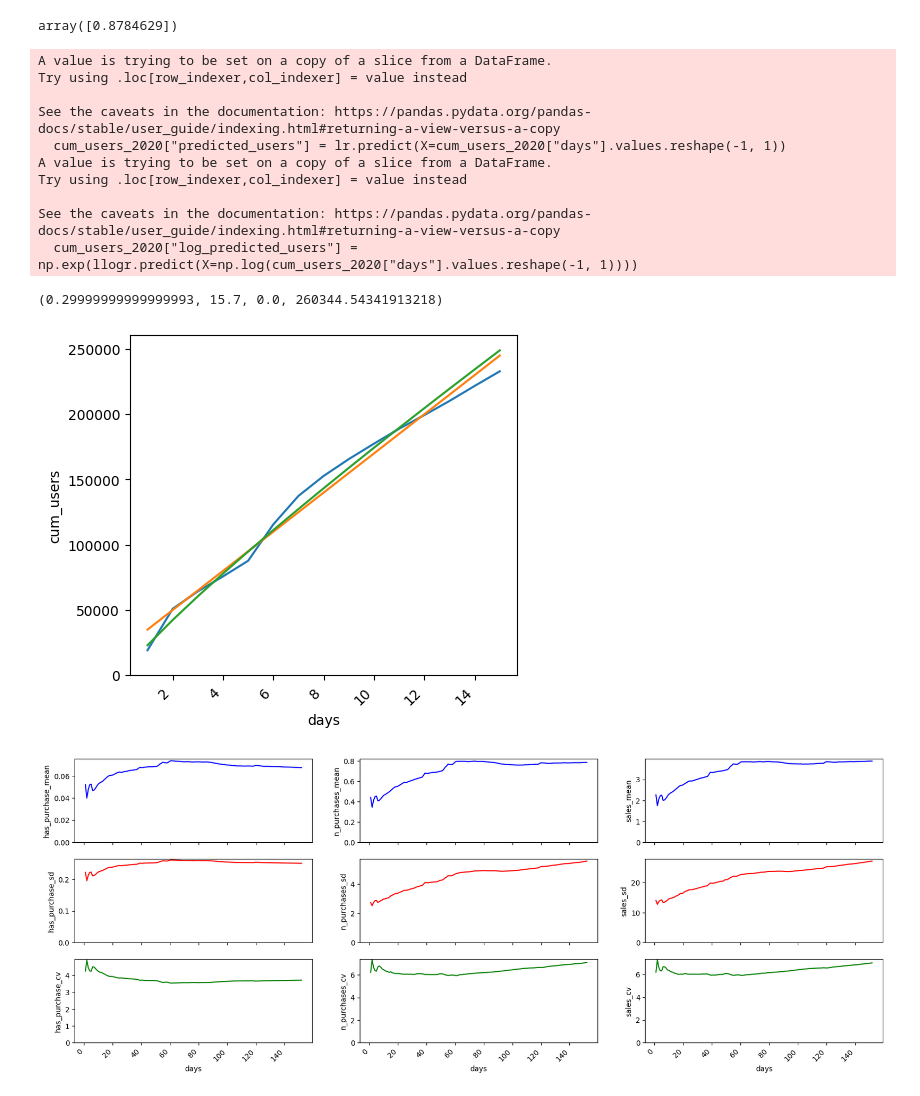
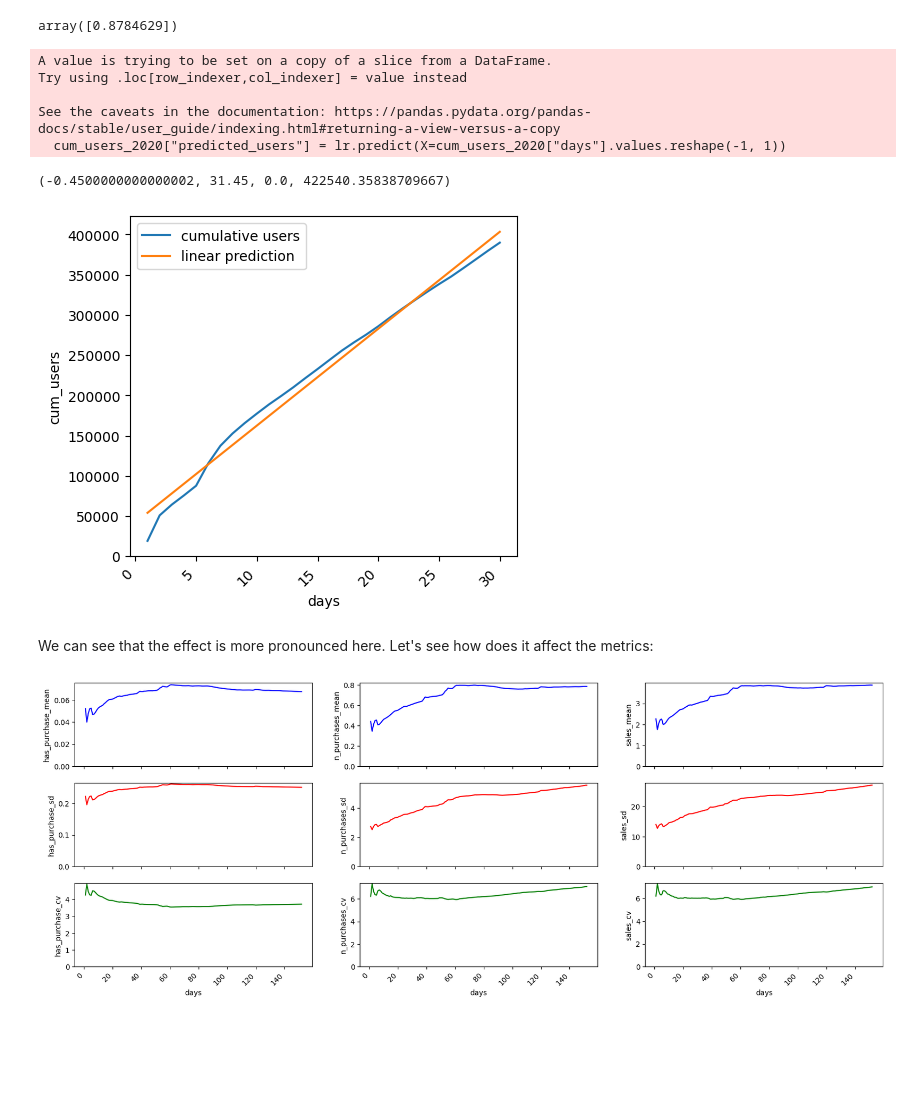
Before and after one commit to Bati-bot/Design-of-experiments-DOE, a Jupyter notebook: users_and_variance.ipynb, the cells around one changed output. Saved outputs shown, nothing was run; the diff lists cells and outputs as text; code cells hidden in the pictures; blank space fills up the shorter version.

```diff
--- a/users_and_variance.ipynb
+++ b/users_and_variance.ipynb
@@ -89,35 +89,32 @@ array([0.8784629])
 # %%
 lr = LinearRegression()
 llogr = LinearRegression()
-cum_users_2020 = cum_users.loc[cum_users["date"]<="2019-10-15"]
+cum_users_2020 = cum_users.loc[cum_users["date"]<="2019-10-30"]
 
 lr = lr.fit(X=cum_users_2020["days"].values.reshape(-1, 1), y=cum_users_2020["cum_users"])
 lr.predict(X=cum_users_2020["days"].values.reshape(-1, 1))
-llogr = llogr.fit(X=np.log(cum_users_2020["days"].values.reshape(-1, 1)), y=np.log(cum_users_2020["cum_users"]))
-llogr.predict(X=cum_users_2020["days"].values.reshape(-1, 1))
+# llogr = llogr.fit(X=np.log(cum_users_2020["days"].values.reshape(-1, 1)), y=np.log(cum_users_2020["cum_users"]))
+# llogr.predict(X=cum_users_2020["days"].values.reshape(-1, 1))
 
 cum_users_2020["predicted_users"] = lr.predict(X=cum_users_2020["days"].values.reshape(-1, 1))
-cum_users_2020["log_predicted_users"] = np.exp(llogr.predict(X=np.log(cum_users_2020["days"].values.reshape(-1, 1))))
+# cum_users_2020["log_predicted_users"] = np.exp(llogr.predict(X=np.log(cum_users_2020["days"].values.reshape(-1, 1))))
 
 fig, ax = plt.subplots(figsize=(5, 5))
-sns.lineplot(data=cum_users_2020, x="days", y="cum_users")
-sns.lineplot(data=cum_users_2020, x="days", y="predicted_users")
-sns.lineplot(data=cum_users_2020, x="days", y="log_predicted_users")
+sns.lineplot(data=cum_users_2020, x="days", y="cum_users", label="cumulative users")
+sns.lineplot(data=cum_users_2020, x="days", y="predicted_users", label="linear prediction")
+# sns.lineplot(data=cum_users_2020, x="days", y="log_predicted_users")
 fig.autofmt_xdate(rotation=45)
 ax.axis(ymin=0)
 # %% [output]
 A value is trying to be set on a copy of a slice from a DataFrame.
 Try using .loc[row_indexer,col_indexer] = value instead
 
 See the caveats in the documentation: https://pandas.pydata.org/pandas-docs/stable/user_guide/indexing.html#returning-a-view-versus-a-copy
   cum_users_2020["predicted_users"] = lr.predict(X=cum_users_2020["days"].values.reshape(-1, 1))
-A value is trying to be set on a copy of a slice from a DataFrame.
-Try using .loc[row_indexer,col_indexer] = value instead
-
-See the caveats in the documentation: https://pandas.pydata.org/pandas-docs/stable/user_guide/indexing.html#returning-a-view-versus-a-copy
-  cum_users_2020["log_predicted_users"] = np.exp(llogr.predict(X=np.log(cum_users_2020["days"].values.reshape(-1, 1))))
-(0.29999999999999993, 15.7, 0.0, 260344.54341913218)
+(-0.4500000000000002, 31.45, 0.0, 422540.35838709667)
-[figure, old version]
+[figure, new version]
+# %% [markdown]
+We can see that the effect is more pronounced here. Let's see how does it affect the metrics:
 # %%
 metrics = ["has_purchase", "n_purchases", "sales",]
 colors = ["blue", "red", "green", "yellow", "purple"]
```
Also changed, not shown: parts of 3 cells of this notebook.
